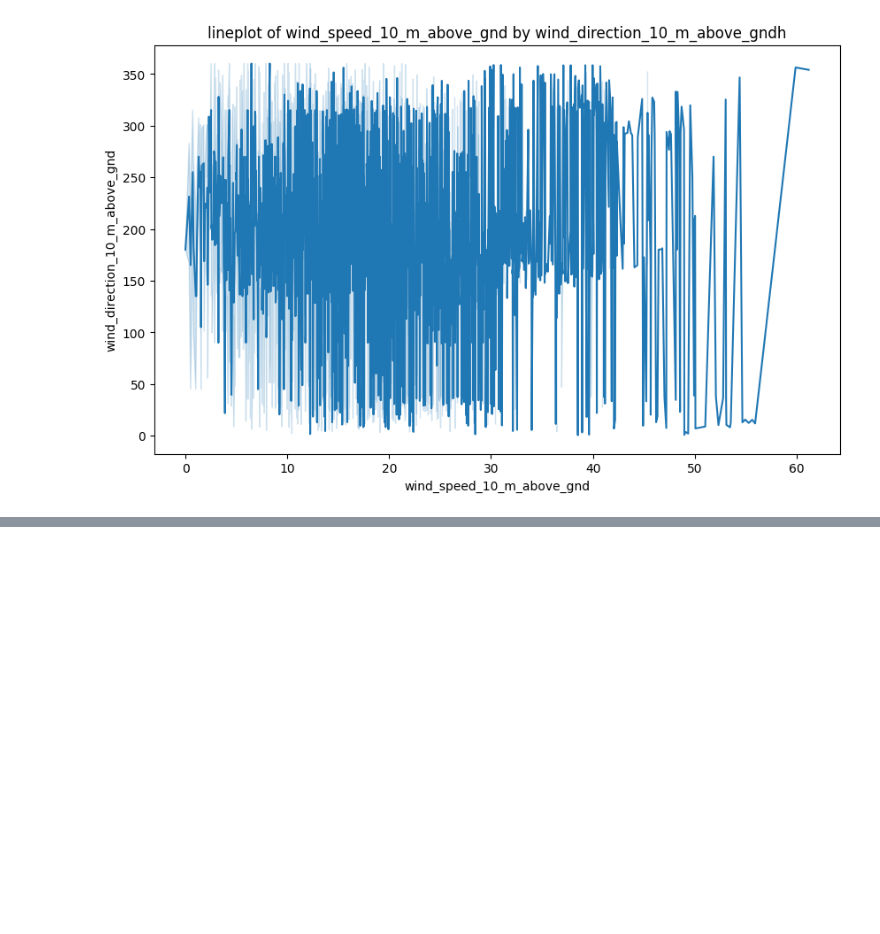
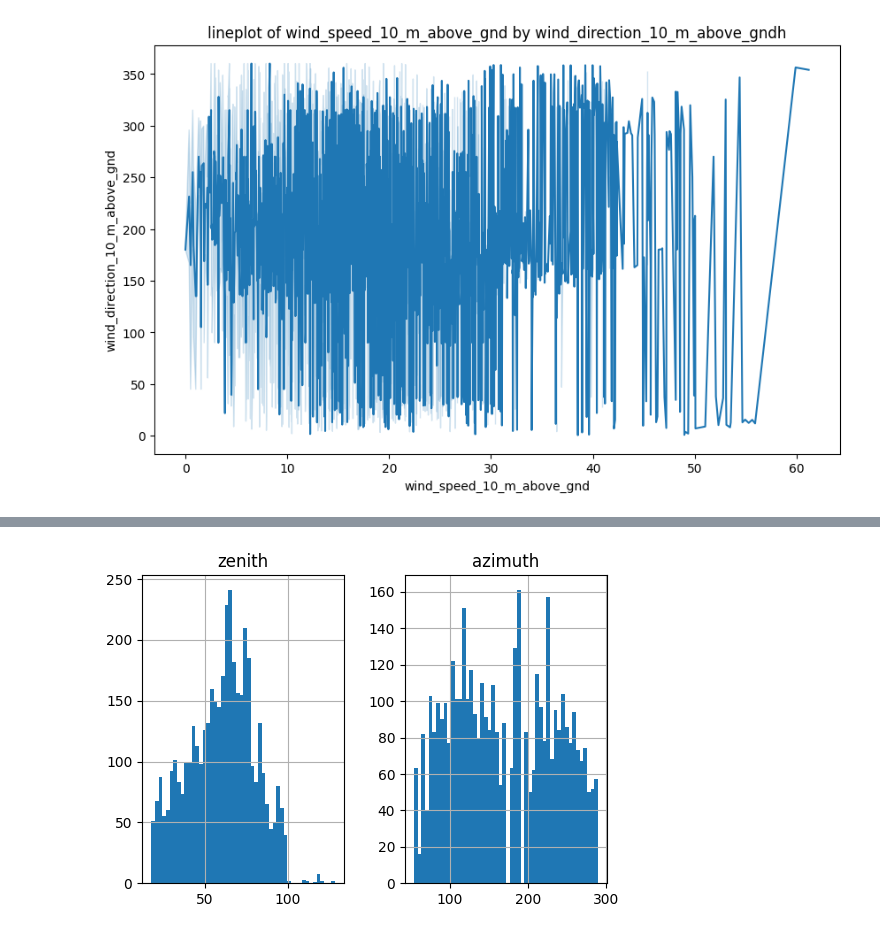
Before and after one commit to Mr-vengi/solarpowerpoject, a Jupyter notebook: SOLAR POWER PREDICTION/Solar Power Pridiction.ipynb, the cells around one changed output, grey strips where cells are left out. Cells and saved outputs as stored; diff of their text form; code cells hidden in the pictures; blank space fills up the shorter version.

```diff
--- a/SOLAR POWER PREDICTION/Solar Power Pridiction.ipynb
+++ b/SOLAR POWER PREDICTION/Solar Power Pridiction.ipynb
@@ -266,0 +281,5 @@ plt.show()
+# %%
+df[df.columns[18:20]].hist(bins=50, figsize=(6, 4))
+plt.show()
+# %% [output]
+[figure, added]
```
Also changed, not shown: parts of 10 cells of this notebook.
